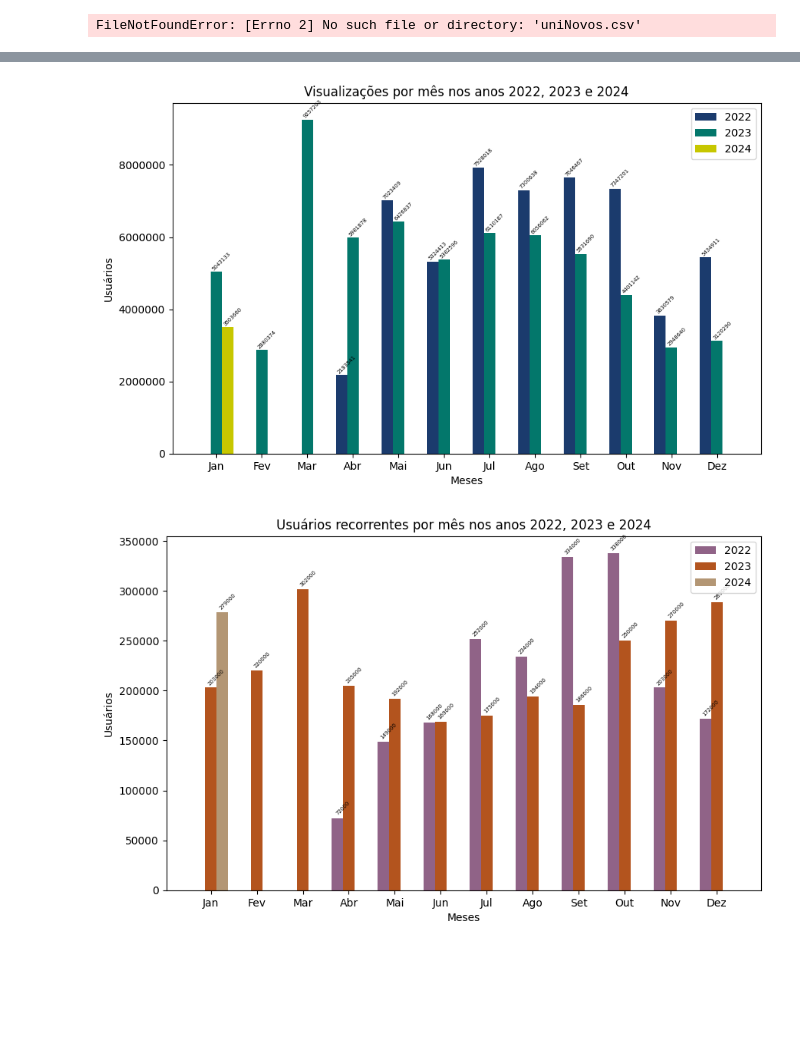
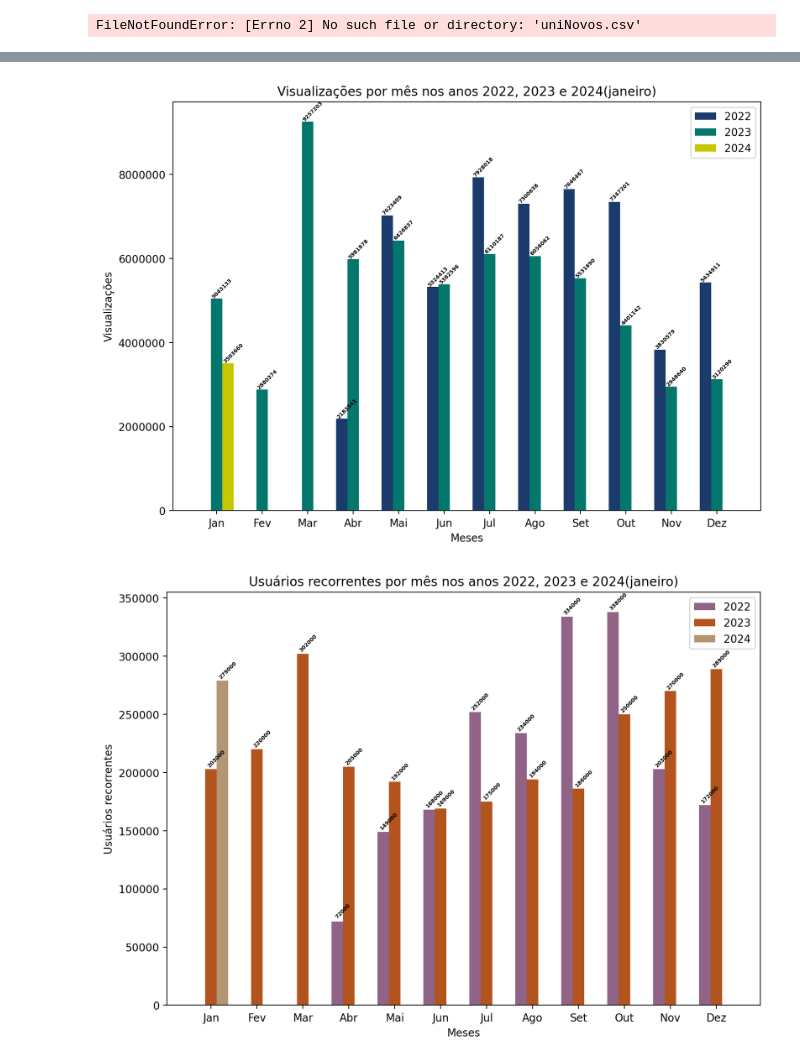
Before and after one commit to alisson002/Relat-rios-TN-e-JPN_Python, a Jupyter notebook: comparativos/graficosPython - barra.ipynb, the cells around one changed output, grey strips where cells are left out. Cells and saved outputs as stored; diff of their text form; code cells hidden in the pictures; blank space fills up the shorter version.

```diff
--- a/comparativos/graficosPython - barra.ipynb
+++ b/comparativos/graficosPython - barra.ipynb
@@ -491,7 +491,7 @@ usuUnicos_2024 = [usuUnicos_total(r'Portal\usuariosUnicosNovos\2024\uniNovosJan.
 
 # Definindo a largura das barras
 largura_barra = 0.25
-plt.figure(figsize=(10,6))
+plt.figure(figsize=(10,7))
 
 # Definindo a posição das barras no eixo x
 posicao_2022 = list(range(len(meses)))
@@ -508,7 +508,7 @@ plt.bar(posicao_2024, usuUnicos_2024, color=cores[1], width=largura_barra, label
 # Adicionando rótulos, título e legenda
 plt.xlabel('Meses')
 plt.ylabel('Usuários')
-plt.title('Usuários únicos por mês nos anos 2022, 2023 e 2024')
+plt.title('Usuários únicos por mês nos anos 2022, 2023 e 2024(janeiro)')
 plt.xticks([x + largura_barra for x in range(len(meses))], meses)
 plt.legend()
 plt.ticklabel_format(axis='y', style='plain')
@@ -517,9 +517,14 @@ for p in plt.gca().patches:
     if p.get_height() > 0:
         plt.gca().annotate(f'{p.get_height()}',  # Adiciona rótulo formatado com a altura da barra
                             (p.get_x() + p.get_width() / 2., p.get_height()),
-                            ha='center', va='center', xytext=(5, 10), textcoords='offset points', fontsize=5,rotation=45)
+                            ha='center', va='center', xytext=(5, 10), textcoords='offset points', fontsize=5,rotation=45,weight='bold')
 
 # Exibindo o gráfico
 # plt.tight_layout()
+plt.rcParams['agg.path.chunksize'] = 10000  # Ajuste o tamanho do chunk para melhorar a renderização
+
+# Se estiver usando Jupyter Notebook
+%config InlineBackend.figure_format ='retina'  # Ativa o suporte a DPIs altos
 plt.show()
+plt.savefig('UsuUniBarra.jpg')
 # %% [output]
@@ -546,24 +552,24 @@ novosUsu_2024 = [novosUsu_total(r'Portal\usuariosUnicosNovos\2024\uniNovosJan.cs
 
 # Definindo a largura das barras
 largura_barra = 0.25
-plt.figure(figsize=(10,6))
+plt.figure(figsize=(10,7))
 
 # Definindo a posição das barras no eixo x
 posicao_2022 = list(range(len(meses)))
 posicao_2023 = [x + largura_barra for x in posicao_2022]
 posicao_2024 = [x + largura_barra * 2 for x in posicao_2022]
 
-cores = ["#9EC274","#7AB","#EDA"]
+cores = ["#9EC274","#7AB","#F6D0A0"]
 
 # Criando o gráfico de barras
 plt.bar(posicao_2022, novosUsu_2022, color=cores[0], width=largura_barra, label='2022')
-plt.bar(posicao_2023, novosUsu_2023, color=cores[1], width=largura_barra, label='2023')
-plt.bar(posicao_2024, novosUsu_2024, color=cores[2], width=largura_barra, label='2024')
+plt.bar(posicao_2023, novosUsu_2023, color=cores[2], width=largura_barra, label='2023')
+plt.bar(posicao_2024, novosUsu_2024, color=cores[1], width=largura_barra, label='2024')
 
 # Adicionando rótulos, título e legenda
 plt.xlabel('Meses')
-plt.ylabel('Usuários')
-plt.title('Novos usuários por mês nos anos 2022, 2023 e 2024')
+plt.ylabel('Novos usuários')
+plt.title('Novos usuários por mês nos anos 2022, 2023 e 2024(janeiro)')
 plt.xticks([x + largura_barra for x in range(len(meses))], meses)
 plt.legend()
 plt.ticklabel_format(axis='y', style='plain')
@@ -572,7 +578,7 @@ for p in plt.gca().patches:
     if p.get_height() > 0:
         plt.gca().annotate(f'{p.get_height()}',  # Adiciona rótulo formatado com a altura da barra
                             (p.get_x() + p.get_width() / 2., p.get_height()),
-                            ha='center', va='center', xytext=(5, 10), textcoords='offset points', fontsize=5,rotation=45)
+                            ha='center', va='center', xytext=(5, 10), textcoords='offset points', fontsize=5,rotation=45,weight='bold')
 
 # Exibindo o gráfico
 # plt.tight_layout()
@@ -600,7 +606,7 @@ visualizacoes_2024 = [visualizacoes_total(r'Portal\visualizacoes\2024\visualizac
 
 # Definindo a largura das barras
 largura_barra = 0.25
-plt.figure(figsize=(10,6))
+plt.figure(figsize=(10,7))
 
 # Definindo a posição das barras no eixo x
 posicao_2022 = list(range(len(meses)))
@@ -616,8 +622,8 @@ plt.bar(posicao_2024, visualizacoes_2024, color=cores[2], width=largura_barra, l
 
 # Adicionando rótulos, título e legenda
 plt.xlabel('Meses')
-plt.ylabel('Usuários')
-plt.title('Visualizações por mês nos anos 2022, 2023 e 2024')
+plt.ylabel('Visualizações')
+plt.title('Visualizações por mês nos anos 2022, 2023 e 2024(janeiro)')
 plt.xticks([x + largura_barra for x in range(len(meses))], meses)
 plt.legend()
 plt.ticklabel_format(axis='y', style='plain')
@@ -626,13 +632,13 @@ for p in plt.gca().patches:
     if p.get_height() > 0:
         plt.gca().annotate(f'{p.get_height()}',  # Adiciona rótulo formatado com a altura da barra
                             (p.get_x() + p.get_width() / 2., p.get_height()),
-                            ha='center', va='center', xytext=(5, 10), textcoords='offset points', fontsize=5,rotation=45)
+                            ha='center', va='center', xytext=(5, 10), textcoords='offset points', fontsize=5,rotation=45,weight='bold')
 
 # Exibindo o gráfico
 # plt.tight_layout()
 plt.show()
 # %% [output]
-[figure, old version]
+[figure, new version]
 # %%
 import matplotlib.pyplot as plt
 
@@ -655,36 +661,36 @@ usuRec_2024 = [279000, 0, 0, 0, 0, 0, 0, 0, 0, 0, 0, 0]
 
 # Definindo a largura das barras
 largura_barra = 0.25
-plt.figure(figsize=(10,6))
+plt.figure(figsize=(10,7))
 
 # Definindo a posição das barras no eixo x
 posicao_2022 = list(range(len(meses)))
 posicao_2023 = [x + largura_barra for x in posicao_2022]
 posicao_2024 = [x + largura_barra * 2 for x in posicao_2022]
 
 cores = ["#906387","#b3541e","#B39674"]
 
 # Criando o gráfico de barras
 plt.bar(posicao_2022, usuRec_2022, color=cores[0], width=largura_barra, label='2022')
 plt.bar(posicao_2023, usuRec_2023, color=cores[1], width=largura_barra, label='2023')
 plt.bar(posicao_2024, usuRec_2024, color=cores[2], width=largura_barra, label='2024')
 
 # Adicionando rótulos, título e legenda
 plt.xlabel('Meses')
-plt.ylabel('Usuários')
-plt.title('Usuários recorrentes por mês nos anos 2022, 2023 e 2024')
+plt.ylabel('Usuários recorrentes')
+plt.title('Usuários recorrentes por mês nos anos 2022, 2023 e 2024(janeiro)')
 plt.xticks([x + largura_barra for x in range(len(meses))], meses)
 plt.legend()
 plt.ticklabel_format(axis='y', style='plain')
 
 for p in plt.gca().patches:
     if p.get_height() > 0:
         plt.gca().annotate(f'{p.get_height()}',  # Adiciona rótulo formatado com a altura da barra
                             (p.get_x() + p.get_width() / 2., p.get_height()),
-                            ha='center', va='center', xytext=(5, 10), textcoords='offset points', fontsize=5,rotation=45)
+                            ha='center', va='center', xytext=(5, 10), textcoords='offset points', fontsize=5,rotation=45,weight='bold')
 
 # Exibindo o gráfico
 # plt.tight_layout()
 plt.show()
 # %% [output]
-[figure, old version]
+[figure, new version]
```
Also changed, not shown: parts of 2 cells of this notebook, 3 other files.
